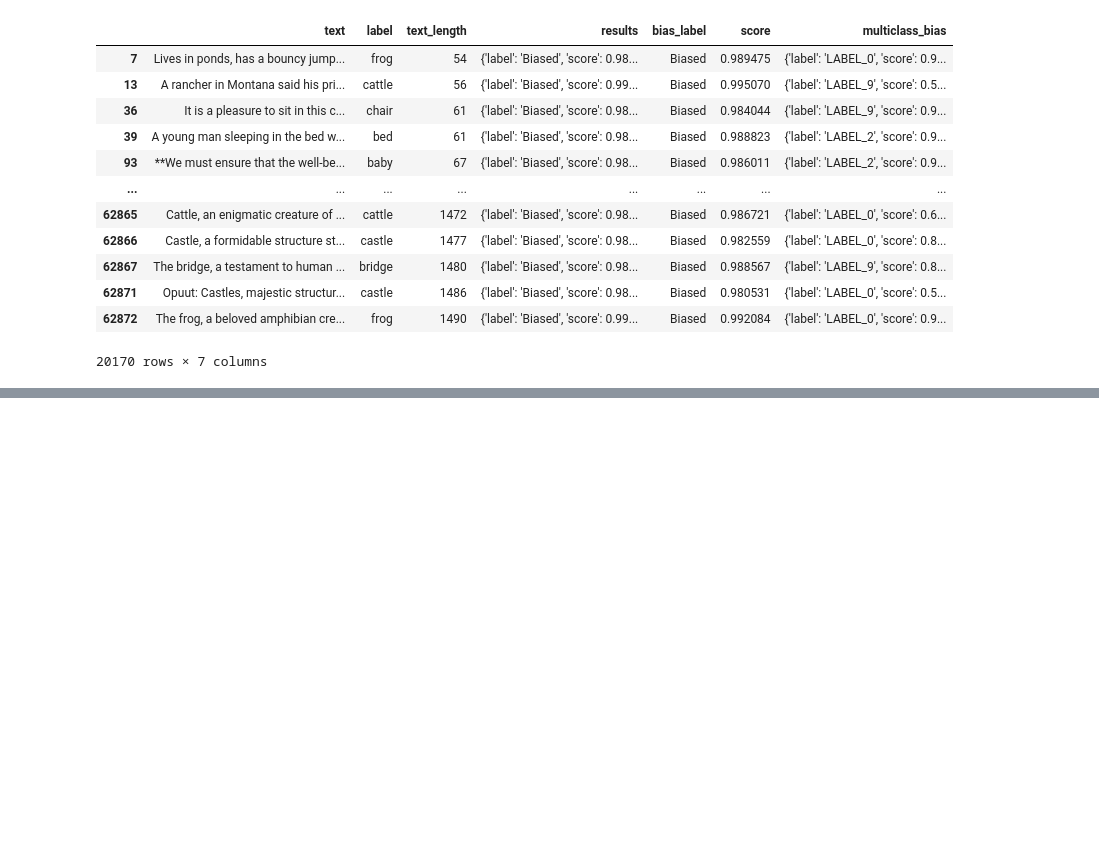
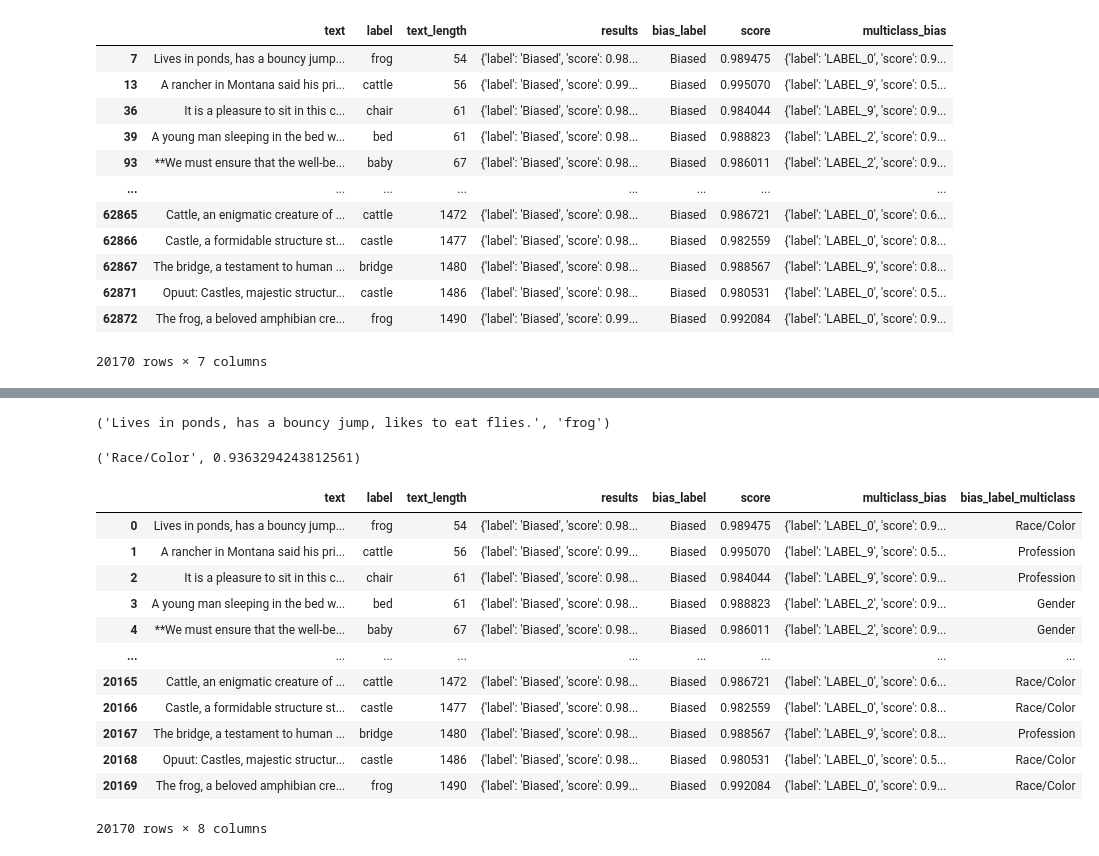
Before and after one commit to MostHumble/LUMA-unbias, a Jupyter notebook: notebooks/bias_detection.ipynb, the cells around one changed output, grey strips where cells are left out. Saved outputs shown, nothing was run; the diff lists cells and outputs as text; code cells hidden in the pictures; blank space fills up the shorter version.

```diff
--- a/notebooks/bias_detection.ipynb
+++ b/notebooks/bias_detection.ipynb
@@ -352,0 +360,8 @@ drive.mount('/content/drive')
+# %%
+data.iloc[0].text, data.iloc[0].label
+# %% [output]
+('Lives in ponds, has a bouncy jump, likes to eat flies.', 'frog')
+# %%
+id2label[eval(data.iloc[0].multiclass_bias)['label']],eval(data.iloc[0].multiclass_bias)['score']
+# %% [output]
+('Race/Color', 0.9363294243812561)
@@ -352,0 +370,16 @@ drive.mount('/content/drive')
+# %%
+data
+# %% [output]
+|  | text | label | text_length | results | bias_label | score | multiclass_bias | bias_label_multiclass |
+| 0 | Lives in ponds, has a bouncy jump... | frog | 54 | {'label': 'Biased', 'score': 0.98... | Biased | 0.989475 | {'label': 'LABEL_0', 'score': 0.9... | Race/Color |
+| 1 | A rancher in Montana said his pri... | cattle | 56 | {'label': 'Biased', 'score': 0.99... | Biased | 0.995070 | {'label': 'LABEL_9', 'score': 0.5... | Profession |
+| 2 | It is a pleasure to sit in this c... | chair | 61 | {'label': 'Biased', 'score': 0.98... | Biased | 0.984044 | {'label': 'LABEL_9', 'score': 0.9... | Profession |
+| 3 | A young man sleeping in the bed w... | bed | 61 | {'label': 'Biased', 'score': 0.98... | Biased | 0.988823 | {'label': 'LABEL_2', 'score': 0.9... | Gender |
+| 4 | **We must ensure that the well-be... | baby | 67 | {'label': 'Biased', 'score': 0.98... | Biased | 0.986011 | {'label': 'LABEL_2', 'score': 0.9... | Gender |
+| ... | ... | ... | ... | ... | ... | ... | ... | ... |
+| 20165 | Cattle, an enigmatic creature of ... | cattle | 1472 | {'label': 'Biased', 'score': 0.98... | Biased | 0.986721 | {'label': 'LABEL_0', 'score': 0.6... | Race/Color |
+| 20166 | Castle, a formidable structure st... | castle | 1477 | {'label': 'Biased', 'score': 0.98... | Biased | 0.982559 | {'label': 'LABEL_0', 'score': 0.8... | Race/Color |
+| 20167 | The bridge, a testament to human ... | bridge | 1480 | {'label': 'Biased', 'score': 0.98... | Biased | 0.988567 | {'label': 'LABEL_9', 'score': 0.8... | Profession |
+| 20168 | Opuut: Castles, majestic structur... | castle | 1486 | {'label': 'Biased', 'score': 0.98... | Biased | 0.980531 | {'label': 'LABEL_0', 'score': 0.5... | Race/Color |
+| 20169 | The frog, a beloved amphibian cre... | frog | 1490 | {'label': 'Biased', 'score': 0.99... | Biased | 0.992084 | {'label': 'LABEL_0', 'score': 0.9... | Race/Color |
+20170 rows × 8 columns
```
Also changed, not shown: parts of 18 cells of this notebook.
